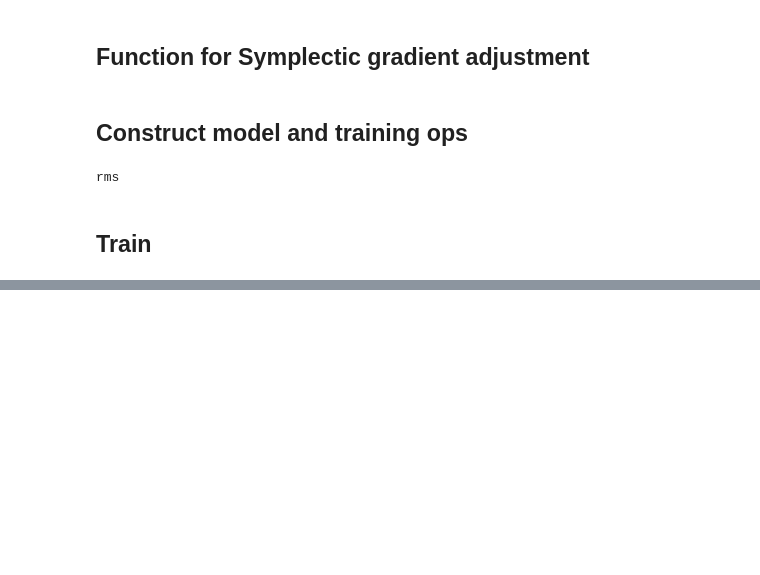
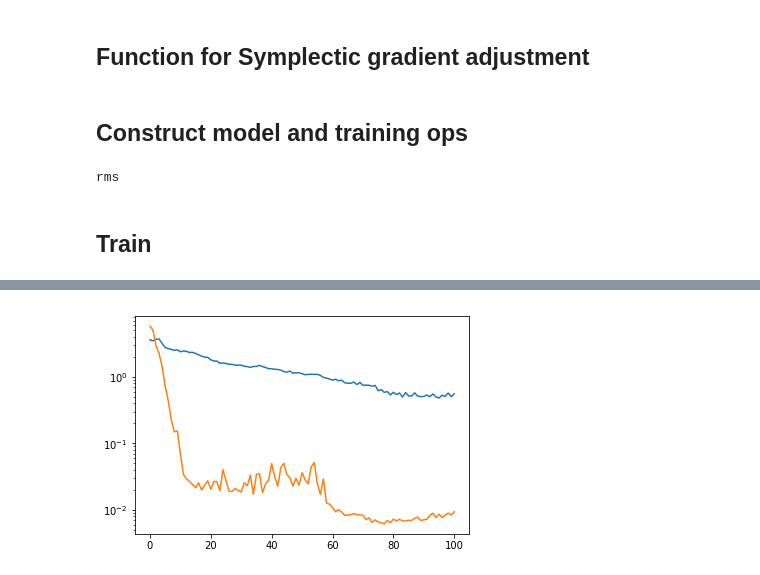
Before and after one commit to bruno-31/diff-game, a Jupyter notebook: sga-gan-ema.ipynb, the cells around one changed output, grey strips where cells are left out. Cells and saved outputs as stored; diff of their text form; code cells hidden in the pictures; blank space fills up the shorter version.

```diff
--- a/sga-gan-ema.ipynb
+++ b/sga-gan-ema.ipynb
@@ -191,0 +211,6 @@ gcf().tight_layout()
+# %%
+plt.semilogy(nn_kl)
+plt.semilogy(nn_dist)
+plt.show()
+# %% [output]
+[figure, added]
```
Also changed, not shown: parts of 6 cells of this notebook, 24 other files.
